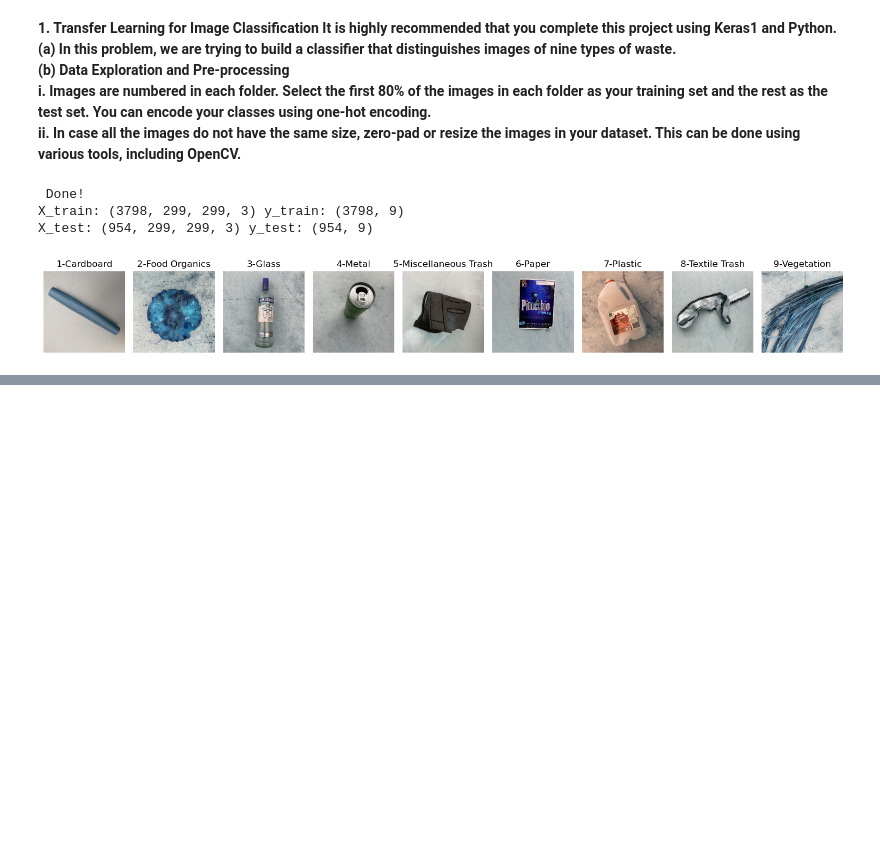
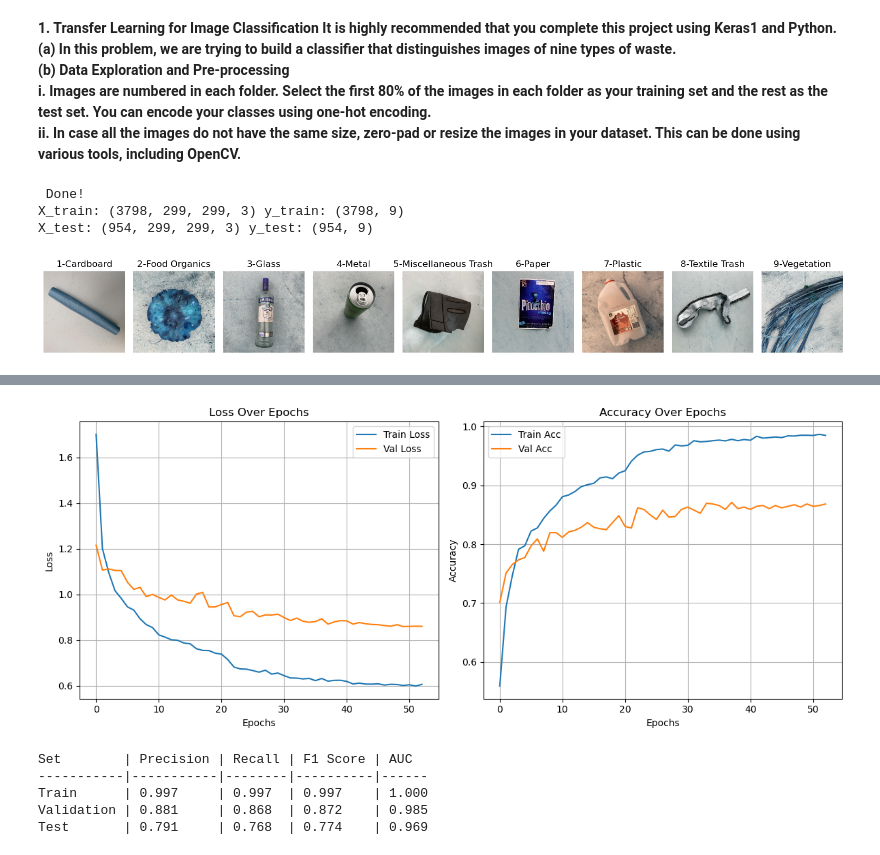
Before and after one commit to pavan-r411/Transfer-Learning-for-Image-Classification, a Jupyter notebook: notebook/final-project-pavan-r411.ipynb, the cells around one changed output, grey strips where cells are left out. Cells and saved outputs as stored; diff of their text form; code cells hidden in the pictures; blank space fills up the shorter version.

```diff
--- a/notebook/final-project-pavan-r411.ipynb
+++ b/notebook/final-project-pavan-r411.ipynb
@@ -333,14 +316,15 @@ KeyboardInterrupt:
 # %%
-# # === VGG16 ===
-# print("\n=== Running: VGG16 ===")
-# indices = np.arange(len(X_train))
-# np.random.seed(42)
-# np.random.shuffle(indices)
-# X_train_shuffled = X_train[indices]
-# y_train_shuffled = y_train[indices]
-# val_size = int(0.2 * len(X_train_shuffled))
-# X_val = X_train_shuffled[:val_size]
-# y_val = y_train_shuffled[:val_size]
-# X_train_split = X_train_shuffled[val_size:]
-# y_train_split = y_train_shuffled[val_size:]
-# run_transfer_learning_pipeline("vgg16", X_train_split, y_train_split, X_val, y_val, X_test, y_test)
+print("\nTraining VGG16 Mode\n")
+indices = np.arange(len(X_train))
+np.random.seed(42)
+np.random.shuffle(indices)
+X_train_shuffled = X_train[indices]
+y_train_shuffled = y_train[indices]
+val_size = int(0.2 * len(X_train_shuffled))
+X_val = X_train_shuffled[:val_size]
+y_val = y_train_shuffled[:val_size]
+X_train_split = X_train_shuffled[val_size:]
+y_train_split = y_train_shuffled[val_size:]
+run_transfer_learning_pipeline("vgg16", X_train_split, y_train_split, X_val, y_val, X_test, y_test)
+print("\n")
+# %% [output]
@@ -347 +348,7 @@ KeyboardInterrupt:
+[figure, added]
+Set        | Precision | Recall | F1 Score | AUC
+-----------|-----------|--------|----------|------
+Train      | 0.997     | 0.997  | 0.997    | 1.000
+Validation | 0.881     | 0.868  | 0.872    | 0.985
+Test       | 0.791     | 0.768  | 0.774    | 0.969
 # %%
```
Also changed, not shown: parts of 7 cells of this notebook.
